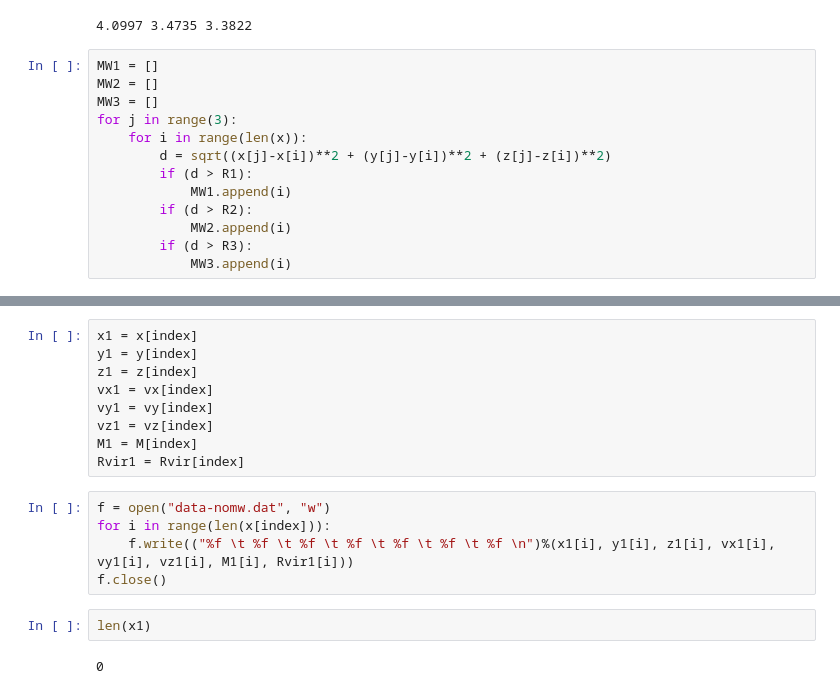
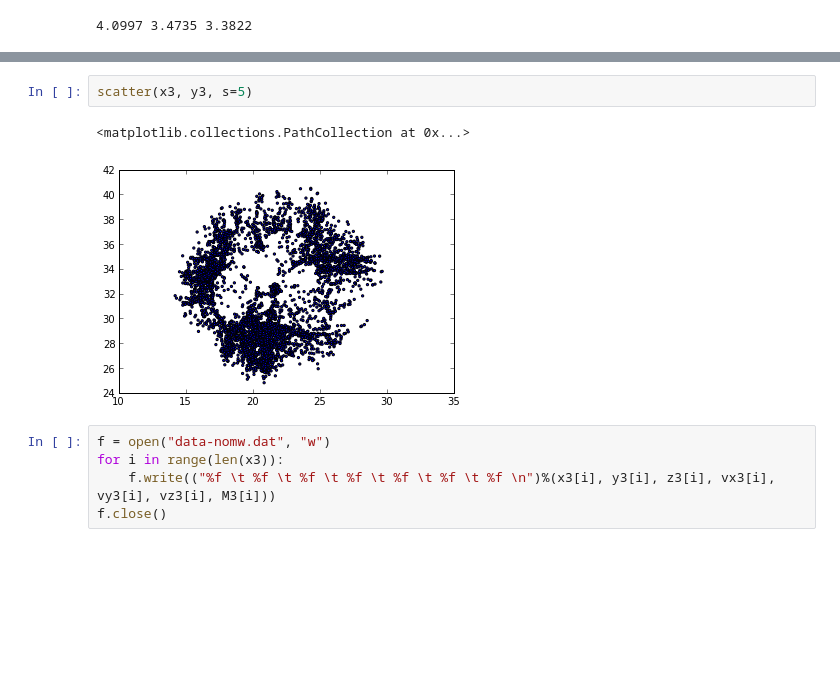
Before and after one commit to jngaravitoc/DwarfAssociations, a Jupyter notebook: code/Tully_Method/Selecting_data.ipynb, the cells around one changed output, grey strips where cells are left out. Cells and saved outputs as stored; diff of their text form; blank space fills up the shorter version.

```diff
--- a/code/Tully_Method/Selecting_data.ipynb
+++ b/code/Tully_Method/Selecting_data.ipynb
@@ -46,16 +45,3 @@ R3 = X[-3] /100.
 print R1, R2, R3
 # %% [output]
 4.0997 3.4735 3.3822
-# %%
-MW1 = []
-MW2 = []
-MW3 = []
-for j in range(3):
-    for i in range(len(x)):
-        d = sqrt((x[j]-x[i])**2 + (y[j]-y[i])**2 + (z[j]-z[i])**2)
-        if (d > R1):
-            MW1.append(i)
-        if (d > R2):
-            MW2.append(i)
-        if (d > R3):
-            MW3.append(i)
@@ -66,18 +104,10 @@ len(MW1), len(MW2), len(MW3)
-# %%
-x1 = x[index]
-y1 = y[index]
-z1 = z[index]
-vx1 = vx[index]
-vy1 = vy[index]
-vz1 = vz[index]
-M1 = M[index]
-Rvir1 = Rvir[index]
+# %%
+scatter(x3, y3, s=5)
+# %% [output]
+<matplotlib.collections.PathCollection at 0x...>
+[figure, added]
 # %%
 f = open("data-nomw.dat", "w")
-for i in range(len(x[index])):
-    f.write(("%f \t %f \t %f \t %f \t %f \t %f \t %f \n")%(x1[i], y1[i], z1[i], vx1[i], vy1[i], vz1[i], M1[i], Rvir1[i]))
+for i in range(len(x3)):
+    f.write(("%f \t %f \t %f \t %f \t %f \t %f \t %f \n")%(x3[i], y3[i], z3[i], vx3[i], vy3[i], vz3[i], M3[i]))
 f.close()
-# %%
-len(x1)
-# %% [output]
-0
```
Also changed, not shown: parts of 3 cells of this notebook.
